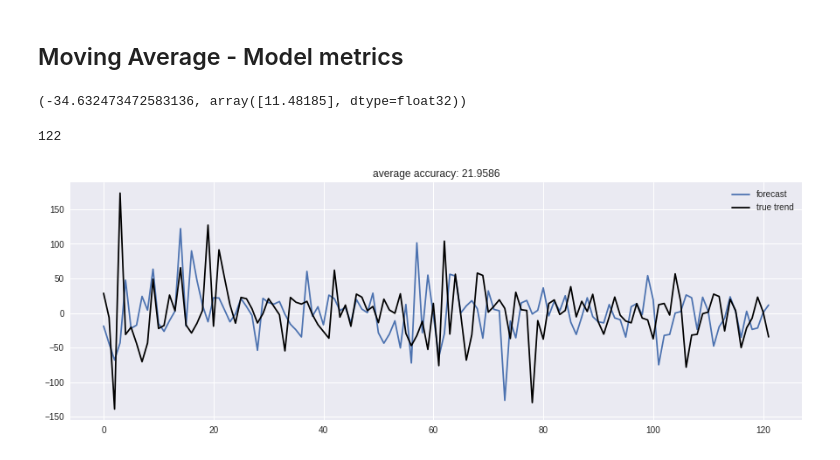
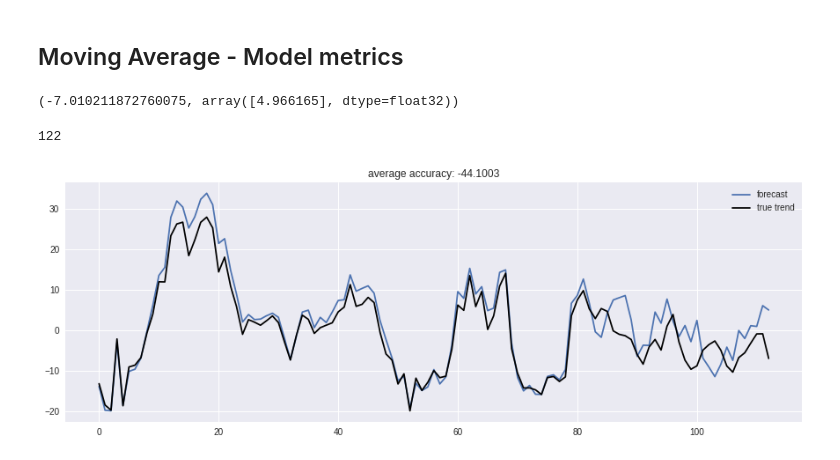
Before and after one commit to XuhuiZhan/BDA, a Jupyter notebook: Stock-Prediction-Models-master/deep-learning/IBM_Transformer+TimeEmbedding.ipynb, the cells around one changed output. Drawn from its saved outputs; the diff is of its cells as text; code cells hidden in the pictures.

```diff
--- a/Stock-Prediction-Models-master/deep-learning/IBM_Transformer+TimeEmbedding.ipynb
+++ b/Stock-Prediction-Models-master/deep-learning/IBM_Transformer+TimeEmbedding.ipynb
@@ -330,7 +332,7 @@ class TransformerEncoder(Layer):
 
     ff_layer = self.ff_conv1D_1(attn_layer)
     aa_layer = self.ff_conv1D_se1(ff_layer)
-    aa_layer = self.ff_dropout(ff_layer)
+    aa_layer = self.ff_dropout(aa_layer)
     aa_layer = self.ff_conv1D_se2(aa_layer)
     aa_layer = self.ff_dropout(aa_layer)
     ff_layer = aa_layer+ff_layer
@@ -648,14 +616,14 @@ df.dropna(how='any', axis=0, inplace=True) # Drop all rows with NaN values
 ###############################################################################
 '''Create training, validation and test split'''
 
-df_train = df  # Training data are 80% of total data
+df_train = df[df.index<220] # Training data are 80% of total data
 # df_val = df[(df.index >= last_20pct) & (df.index < last_10pct)]
 df_test = df
 
 # Remove date column
 df_train.drop(columns=['Date'], inplace=True)
 # df_val.drop(columns=['Date'], inplace=True)
-# df_test.drop(columns=['Date'], inplace=True)
+df_test.drop(columns=['Date'], inplace=True)
 
 # Convert pandas columns into arrays
 train_data = df_train.values
@@ -665,5 +633,6 @@ print('Training data shape: {}'.format(train_data.shape))
 # print('Validation data shape: {}'.format(val_data.shape))
 print('Test data shape: {}'.format(test_data.shape))
 
-df_train.head()
+print(df_train.head())
+df_test.head()
 # %% [output]
@@ -918,0 +836,32 @@ Test Data - Loss: 2778.5891, MAE: 37.1892, MAPE: 266.3561
+# %%
+history = model.fit(X_train, y_train,
+                    batch_size=batch_size,
+                    epochs=1200)#,
+                    # callbacks=[callback],
+                    # validation_data=(X_test, y_test))
+model.save('./Transformer+TimeEmbedding_tee.hdf5')
+
+model = tf.keras.models.load_model('./Transformer+TimeEmbedding_tee.hdf5',
+                                   custom_objects={'Time2Vector': Time2Vector,
+                                                   'SingleAttention': SingleAttention,
+                                                   'MultiAttention': MultiAttention,
+                                                   'TransformerEncoder': TransformerEncoder})
+
+
+###############################################################################
+'''Calculate predictions and metrics'''
+
+#Calculate predication for training, validation and test data
+train_pred = model.predict(X_train)
+# val_pred = model.predict(X_val)
+test_pred = model.predict(X_test)
+
+#Print evaluation metrics for all datasets
+train_eval = model.evaluate(X_train, y_train, verbose=0)
+# val_eval = model.evaluate(X_val, y_val, verbose=0)
+test_eval = model.evaluate(X_test, y_test, verbose=0)
+print(' ')
+print('Evaluation metrics')
+print('Training Data - Loss: {:.4f}, MAE: {:.4f}, MAPE: {:.4f}'.format(train_eval[0], train_eval[1], train_eval[2]))
+# print('Validation Data - Loss: {:.4f}, MAE: {:.4f}, MAPE: {:.4f}'.format(val_eval[0], val_eval[1], val_eval[2]))
+print('Test Data - Loss: {:.4f}, MAE: {:.4f}, MAPE: {:.4f}'.format(test_eval[0], test_eval[1], test_eval[2]))
@@ -921,7 +924,7 @@ Test Data - Loss: 2778.5891, MAE: 37.1892, MAPE: 266.3561
 # %%
 y_test[-1],test_pred[-1]
 # %% [output]
-(-34.632473472583136, array([11.48185], dtype=float32))
+(-7.010211872760075, array([4.966165], dtype=float32))
 # %%
 250-128
 # %% [output]
@@ -929,24 +932,24 @@ y_test[-1],test_pred[-1]
 # %%
 # def calculate_accuracy(real, predict):
 #     real = np.array(real) + 1
 #     predict = np.array(predict) + 1
 #     percentage = 1 - np.sqrt(np.mean(np.square((real - predict) / real)))
 #     return percentage * 100
 # accuracies = [calculate_accuracy(y_test.values, r) for r in test_pred]
 accuracies = []
 for i in range(y_test.size):
     real = np.array(y_test[i])
     predict = test_pred[i]
-    percentage = 1 - (real - predict) / real
+    percentage = 1 - np.sqrt(np.square((real - predict) / real))
     accuracies.append(percentage*100)
 plt.figure(figsize = (15, 5))
 plt.plot(test_pred, label = 'forecast')
 plt.plot(df['Close'].iloc[-y_test.size:].values, label = 'true trend', c = 'black')
 plt.legend()
 plt.title('average accuracy: %.4f'%(np.mean(accuracies)))
 plt.show()
 # %% [output]
-[figure, old version]
+[figure, new version]
 # %%
 '''Display model metrics'''
 
```
Also changed, not shown: parts of 16 cells of this notebook, 2 other files.
